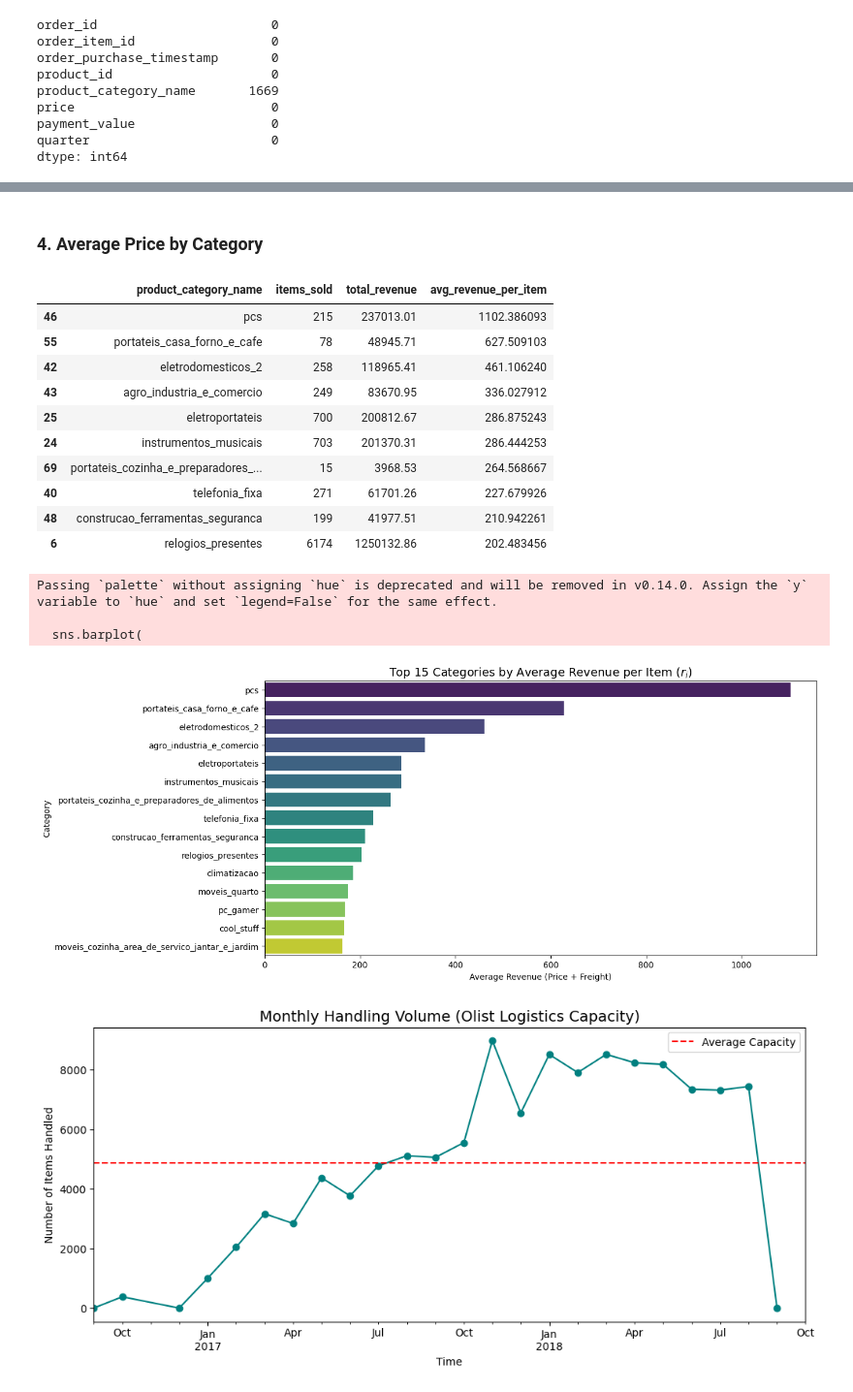
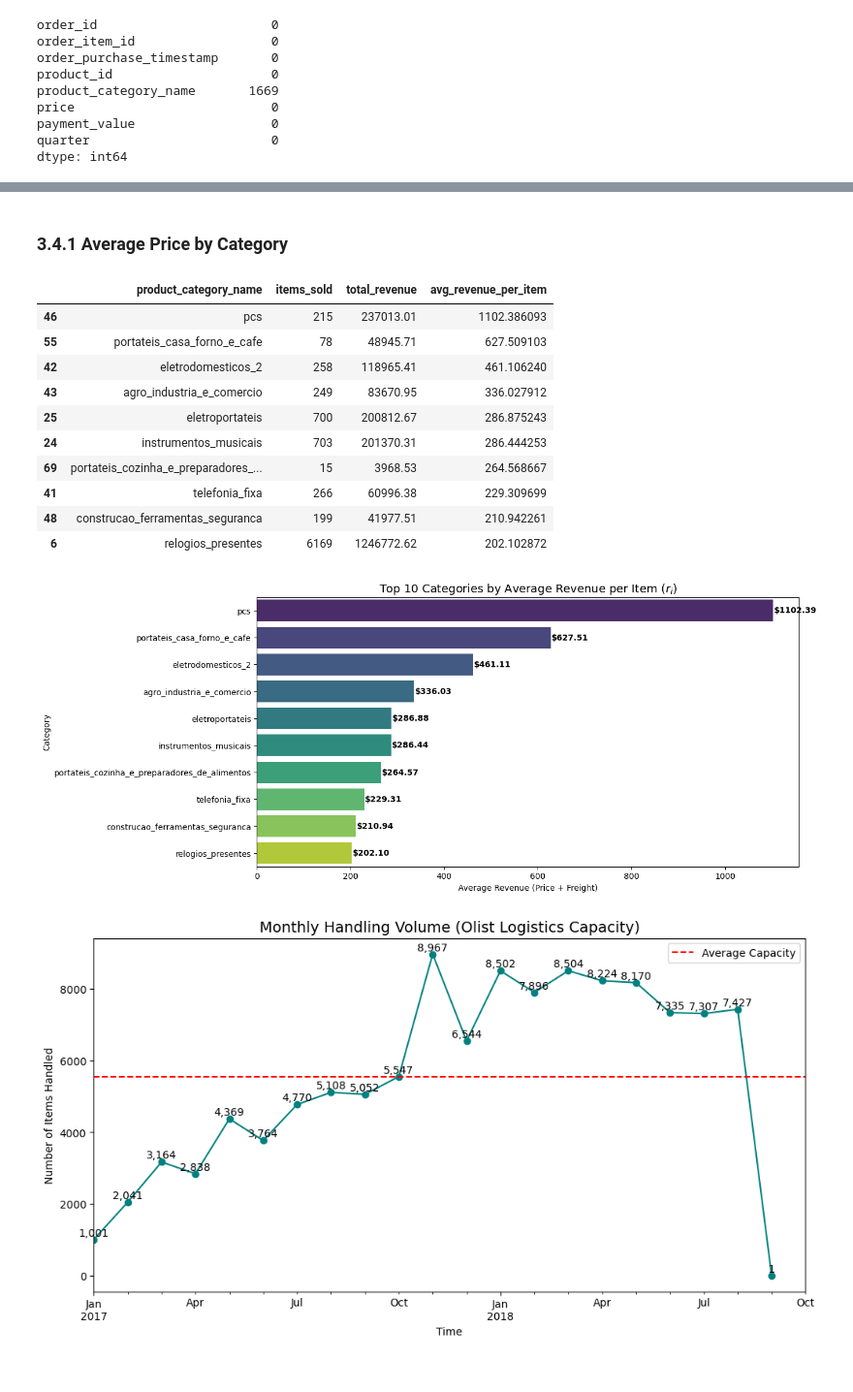
Before and after one commit to Korngmeng-Taing/olish-product-category-priority, a Jupyter notebook: olist_quarto/data.ipynb, the cells around one changed output, grey strips where cells are left out. Shown at 97% size. Drawn from its saved outputs; the diff is of its cells as text; code cells hidden in the pictures.

```diff
--- a/olist_quarto/data.ipynb
+++ b/olist_quarto/data.ipynb
@@ -18,6 +13,6 @@ d:\I4\Operation research\final_project\olist_quarto
 # %%
-order = pd.read_csv('data/olist_orders_dataset.csv')
-order_item = pd.read_csv('data/olist_order_items_dataset.csv')
-product = pd.read_csv('data/olist_products_dataset.csv')
-order_payment = pd.read_csv('data/olist_order_payments_dataset.csv')
+order = pd.read_csv('./dataset/olist_orders_dataset.csv')
+order_item = pd.read_csv('./dataset/olist_order_items_dataset.csv')
+product = pd.read_csv('./dataset/olist_products_dataset.csv')
+order_payment = pd.read_csv('./dataset/olist_order_payments_dataset.csv')
 # %% [markdown]
@@ -47,5 +37,5 @@ data.to_csv('data/cleaned_data.csv', index=False)
 # %%
-data = df[['order_id', 'order_item_id', 'order_purchase_timestamp', 'product_id','product_category_name', 'price','payment_value']].copy()
+data = df[['order_purchase_timestamp', 'order_id', 'order_item_id', 'product_id','product_category_name', 'price','payment_value']].copy()
 data['order_purchase_timestamp'] = pd.to_datetime(data['order_purchase_timestamp'])
 data = data.sort_values(by='order_purchase_timestamp')
 data.reset_index(drop=True, inplace=True)
@@ -125,0 +147,3 @@ data['product_category_name'] = data['product_category_name'].fillna('unknown')
+# %%
+data = data[data['order_purchase_timestamp'].dt.year > 2016]
+data.head()
@@ -204,5 +245,5 @@ Passing `palette` without assigning `hue` is deprecated and will be removed in v
 # %% [markdown]
-### 4. Average Price by Category
+### 3.4.1 Average Price by Category
 # %%
 category_stats = volume_by_category.merge(
     revenue_by_category,
@@ -225,46 +266,50 @@ category_stats.sort_values(
 | 25 | eletroportateis | 700 | 200812.67 | 286.875243 |
 | 24 | instrumentos_musicais | 703 | 201370.31 | 286.444253 |
 | 69 | portateis_cozinha_e_preparadores_... | 15 | 3968.53 | 264.568667 |
-| 40 | telefonia_fixa | 271 | 61701.26 | 227.679926 |
+| 41 | telefonia_fixa | 266 | 60996.38 | 229.309699 |
 | 48 | construcao_ferramentas_seguranca | 199 | 41977.51 | 210.942261 |
-| 6 | relogios_presentes | 6174 | 1250132.86 | 202.483456 |
+| 6 | relogios_presentes | 6169 | 1246772.62 | 202.102872 |
 # %%
 import matplotlib.pyplot as plt
 import seaborn as sns
 
 # Plot Top 15 Categories by Average Revenue
 plt.figure(figsize=(12, 6))
-top_rev_categories = category_stats.sort_values('avg_revenue_per_item', ascending=False).head(15)
+top_rev_categories = category_stats.sort_values('avg_revenue_per_item', ascending=False).head(10)
 
-sns.barplot(
+ax = sns.barplot(
     data=top_rev_categories,
     x='avg_revenue_per_item',
     y='product_category_name',
-    palette='viridis'
+    palette='viridis',
+    hue='product_category_name', dodge=False
 )
 
-plt.title('Top 15 Categories by Average Revenue per Item ($r_i$)', fontsize=14)
+# Add numerical labels to the end of each bar
+for i, v in enumerate(top_rev_categories['avg_revenue_per_item']):
+    ax.text(v + 2, i, f'${v:.2f}', color='black', va='center', fontweight='bold')
+
+plt.title('Top 10 Categories by Average Revenue per Item ($r_i$)', fontsize=14)
 plt.xlabel('Average Revenue (Price + Freight)')
 plt.ylabel('Category')
 plt.show()
 # %% [output]
-Passing `palette` without assigning `hue` is deprecated and will be removed in v0.14.0. Assign the `y` variable to `hue` and set `legend=False` for the same effect.
-
-  sns.barplot(
-[figure, old version]
+[figure, new version]
 # %%
 # Grouping by month to see handling trends
 data['month_year'] = data['order_purchase_timestamp'].dt.to_period('M')
 monthly_volume = data.groupby('month_year').size()
 
-plt.figure(figsize=(12, 5))
+plt.figure(figsize=(12, 6))
 monthly_volume.plot(kind='line', marker='o', color='teal')
 plt.title('Monthly Handling Volume (Olist Logistics Capacity)', fontsize=14)
 plt.ylabel('Number of Items Handled')
 plt.xlabel('Time')
 plt.axhline(monthly_volume.mean(), color='red', linestyle='--', label='Average Capacity')
 plt.xlim(monthly_volume.index.min(), monthly_volume.index.max()+1)
+for x, y in zip(monthly_volume.index.astype(str), monthly_volume.values):
+    plt.text(x, y + 100, f'{y:,}', ha='center')
 plt.legend()
 plt.show()
 # %% [output]
-[figure, old version]
+[figure, new version]
```
Also changed, not shown: parts of 27 cells of this notebook, 34 other files.
